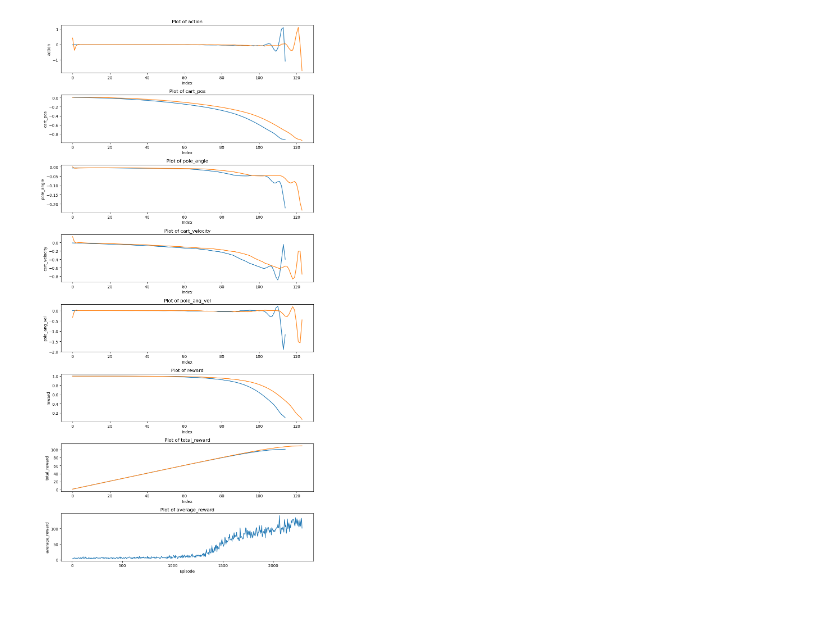
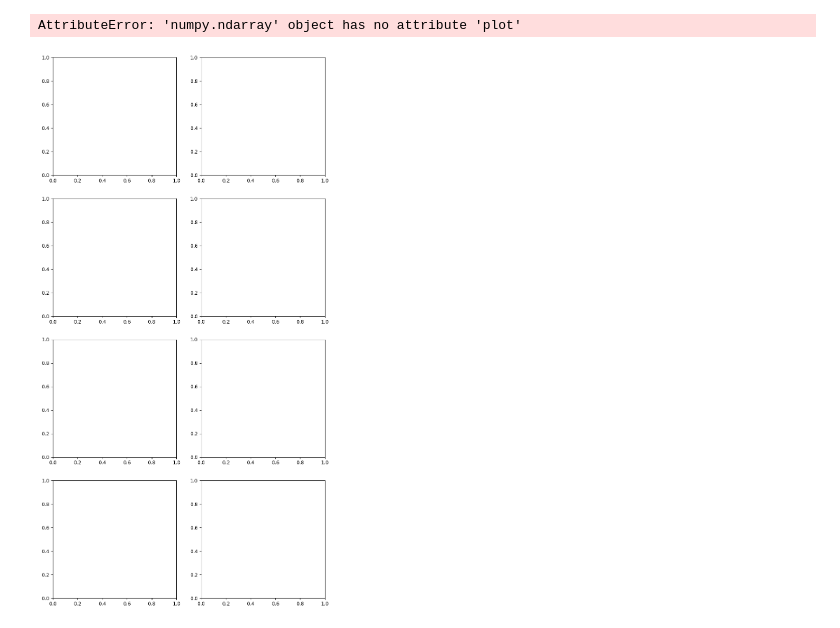
Before and after one commit to StienenNiels/BioInspired_Intelligence_AE4350, a Jupyter notebook: plot_results.ipynb, the cells around one changed output. Cells and saved outputs as stored; diff of their text form; code cells hidden in the pictures.

Commit message:
Reward function training finished

```diff
--- a/plot_results.ipynb
+++ b/plot_results.ipynb
@@ -1,39 +1,41 @@
 # %%
 # Import necessary libraries
 import pandas as pd
 import matplotlib.pyplot as plt
 
 # Read the CSV file into a DataFrame
 # Make sure to update 'your_file.csv' with the actual path to your CSV file
-df = pd.read_csv('recordings/Default_0.csv')
-df2 = pd.read_csv('recordings/Default_1.csv')
-df3 = pd.read_csv('logs/Default.csv')
+df = pd.read_csv('recordings/Default_Reward_0.csv')
+df2 = pd.read_csv('recordings/Pos_Reward_0.csv')
+df3 = pd.read_csv('recordings/Vel_Reward_0.csv')
 
 # Display the first few rows of the DataFrame to understand its structure
 df.head()
 
 # Create a figure and a set of subplots with 6 subplots arranged vertically
-fig, axes = plt.subplots(nrows=8, ncols=1, figsize=(10, 20))
+fig, axes = plt.subplots(nrows=4, ncols=2, figsize=(10, 20))
 
 # Iterate through each column and plot it on a separate subplot
 for i, column in enumerate(df.columns):
     if i != 0:
         j = i-1
         axes[j].plot(df[column])
         axes[j].plot(df2[column])
+        axes[j].plot(df3[column])
         axes[j].set_title(f'Plot of {column}')
         axes[j].set_xlabel('Index')
         axes[j].set_ylabel(column)
 
-axes[7].plot(df3['episode'], df3['average_reward'], label='Reward per Episode')
-axes[7].set_title(f'Plot of {df3.columns[1]}')
-axes[7].set_xlabel('Episode')
-axes[7].set_ylabel(df3.columns[1])
+# axes[7].plot(df3['episode'], df3['average_reward'], label='Reward per Episode')
+# axes[7].set_title(f'Plot of {df3.columns[1]}')
+# axes[7].set_xlabel('Episode')
+# axes[7].set_ylabel(df3.columns[1])
 
 # Adjust the layout so the plots do not overlap
 plt.tight_layout()
 
 # Show the plots
 plt.show()
 # %% [output]
+AttributeError: 'numpy.ndarray' object has no attribute 'plot'
-[figure, old version]
+[figure, new version]
```
Also changed, not shown: 33 other files.
